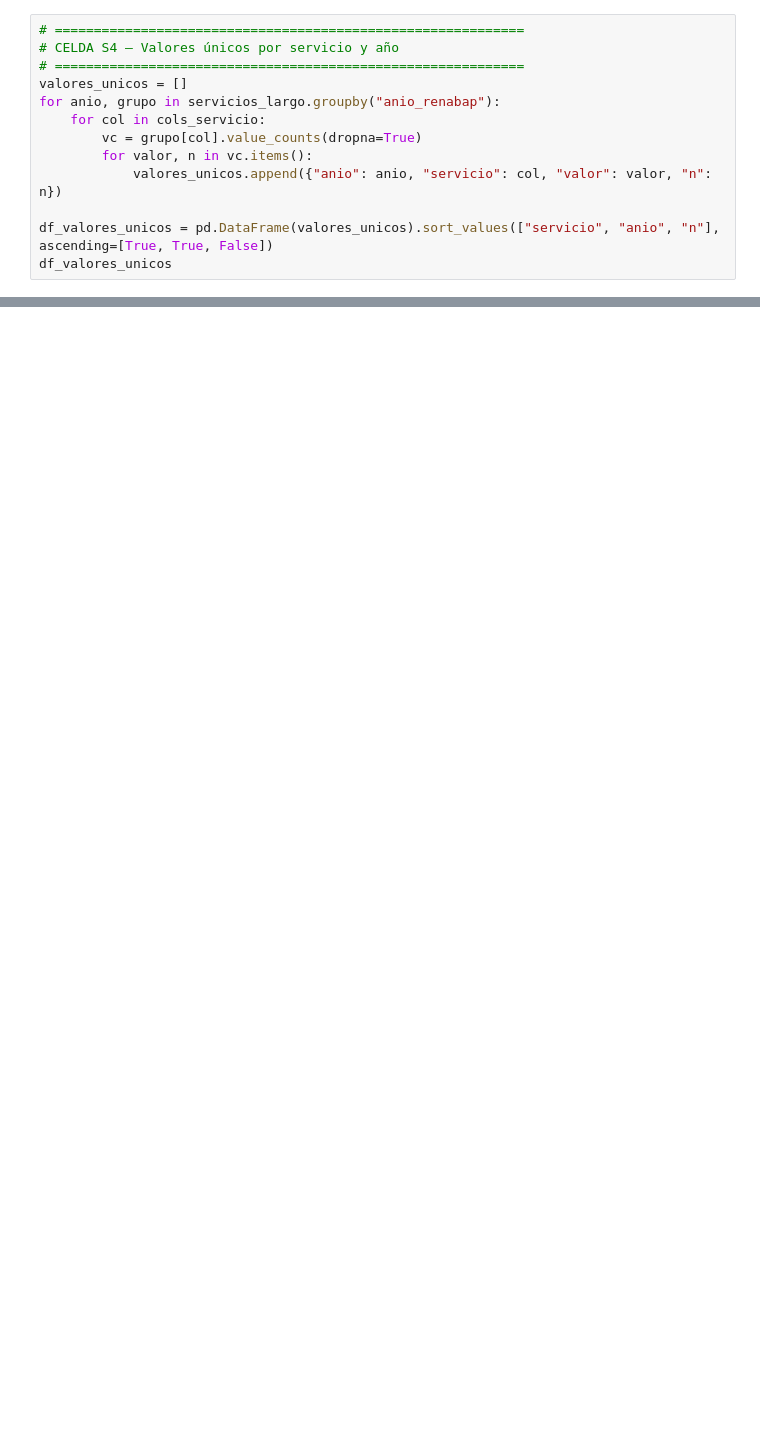
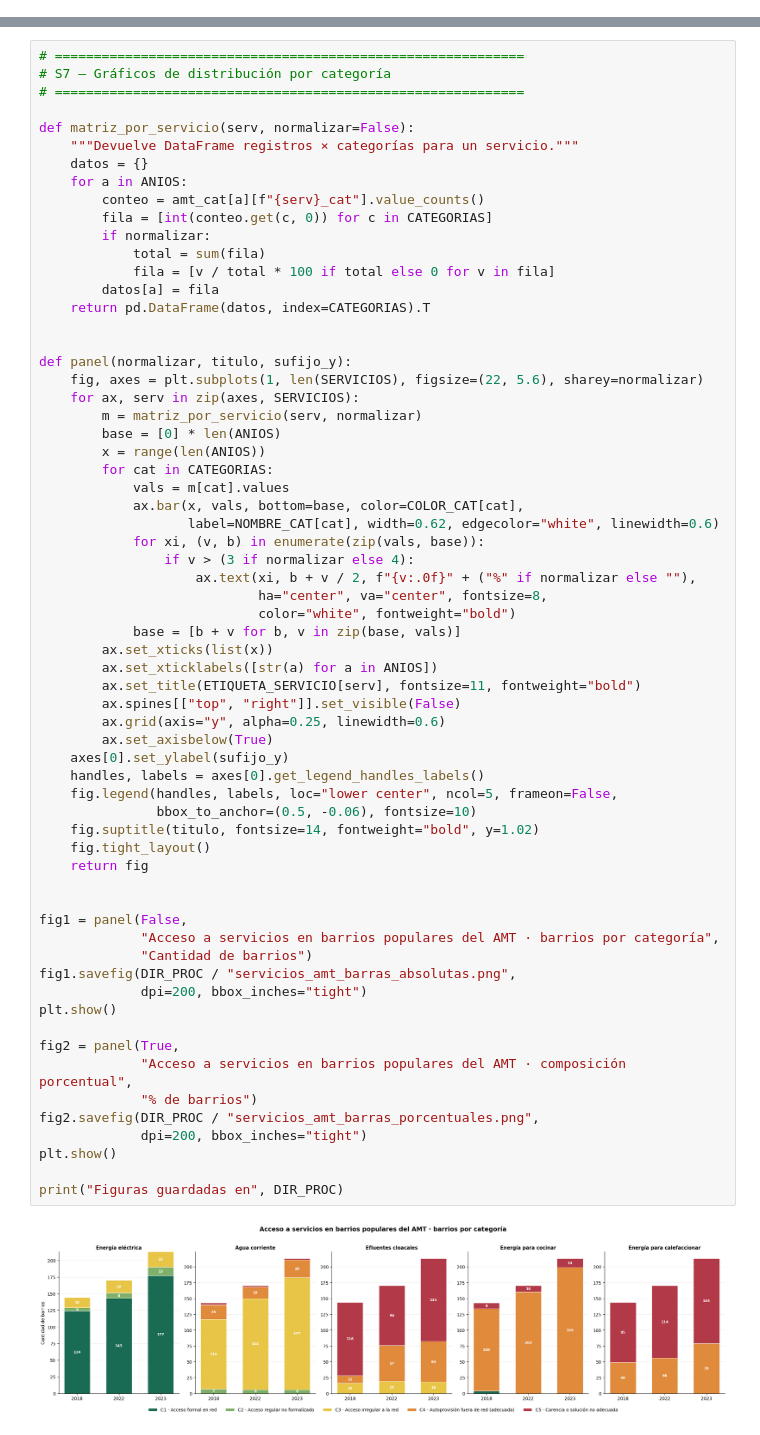
Before and after one commit to Camilamop/RENABAP, a Jupyter notebook: RENABAP servicios.ipynb, the cells around one changed output, grey strips where cells are left out. Saved outputs shown, nothing was run; the diff lists cells and outputs as text; blank space fills up the shorter version.

Commit message:
servicios

```diff
--- a/RENABAP servicios.ipynb
+++ b/RENABAP servicios.ipynb
@@ -188,13 +0,0 @@ df_completitud
-# %%
-# ============================================================
-# CELDA S4 — Valores únicos por servicio y año
-# ============================================================
-valores_unicos = []
-for anio, grupo in servicios_largo.groupby("anio_renabap"):
-    for col in cols_servicio:
-        vc = grupo[col].value_counts(dropna=True)
-        for valor, n in vc.items():
-            valores_unicos.append({"anio": anio, "servicio": col, "valor": valor, "n": n})
-
-df_valores_unicos = pd.DataFrame(valores_unicos).sort_values(["servicio", "anio", "n"], ascending=[True, True, False])
-df_valores_unicos
@@ -503,0 +792,66 @@ Name: count, dtype: int64
+# %%
+# ============================================================
+# S7 — Gráficos de distribución por categoría
+# ============================================================
+
+def matriz_por_servicio(serv, normalizar=False):
+    """Devuelve DataFrame registros × categorías para un servicio."""
+    datos = {}
+    for a in ANIOS:
+        conteo = amt_cat[a][f"{serv}_cat"].value_counts()
+        fila = [int(conteo.get(c, 0)) for c in CATEGORIAS]
+        if normalizar:
+            total = sum(fila)
+            fila = [v / total * 100 if total else 0 for v in fila]
+        datos[a] = fila
+    return pd.DataFrame(datos, index=CATEGORIAS).T
+
+
+def panel(normalizar, titulo, sufijo_y):
+    fig, axes = plt.subplots(1, len(SERVICIOS), figsize=(22, 5.6), sharey=normalizar)
+    for ax, serv in zip(axes, SERVICIOS):
+        m = matriz_por_servicio(serv, normalizar)
+        base = [0] * len(ANIOS)
+        x = range(len(ANIOS))
+        for cat in CATEGORIAS:
+            vals = m[cat].values
+            ax.bar(x, vals, bottom=base, color=COLOR_CAT[cat],
+                   label=NOMBRE_CAT[cat], width=0.62, edgecolor="white", linewidth=0.6)
+            for xi, (v, b) in enumerate(zip(vals, base)):
+                if v > (3 if normalizar else 4):
+                    ax.text(xi, b + v / 2, f"{v:.0f}" + ("%" if normalizar else ""),
+                            ha="center", va="center", fontsize=8,
+                            color="white", fontweight="bold")
+            base = [b + v for b, v in zip(base, vals)]
+        ax.set_xticks(list(x))
+        ax.set_xticklabels([str(a) for a in ANIOS])
+        ax.set_title(ETIQUETA_SERVICIO[serv], fontsize=11, fontweight="bold")
+        ax.spines[["top", "right"]].set_visible(False)
+        ax.grid(axis="y", alpha=0.25, linewidth=0.6)
+        ax.set_axisbelow(True)
+    axes[0].set_ylabel(sufijo_y)
+    handles, labels = axes[0].get_legend_handles_labels()
+    fig.legend(handles, labels, loc="lower center", ncol=5, frameon=False,
+               bbox_to_anchor=(0.5, -0.06), fontsize=10)
+    fig.suptitle(titulo, fontsize=14, fontweight="bold", y=1.02)
+    fig.tight_layout()
+    return fig
+
+
+fig1 = panel(False,
+             "Acceso a servicios en barrios populares del AMT · barrios por categoría",
+             "Cantidad de barrios")
+fig1.savefig(DIR_PROC / "servicios_amt_barras_absolutas.png",
+             dpi=200, bbox_inches="tight")
+plt.show()
+
+fig2 = panel(True,
+             "Acceso a servicios en barrios populares del AMT · composición porcentual",
+             "% de barrios")
+fig2.savefig(DIR_PROC / "servicios_amt_barras_porcentuales.png",
+             dpi=200, bbox_inches="tight")
+plt.show()
+
+print("Figuras guardadas en", DIR_PROC)
+# %% [output]
+[figure, added]
```
Also changed, not shown: parts of 20 cells of this notebook, 1 other file.
